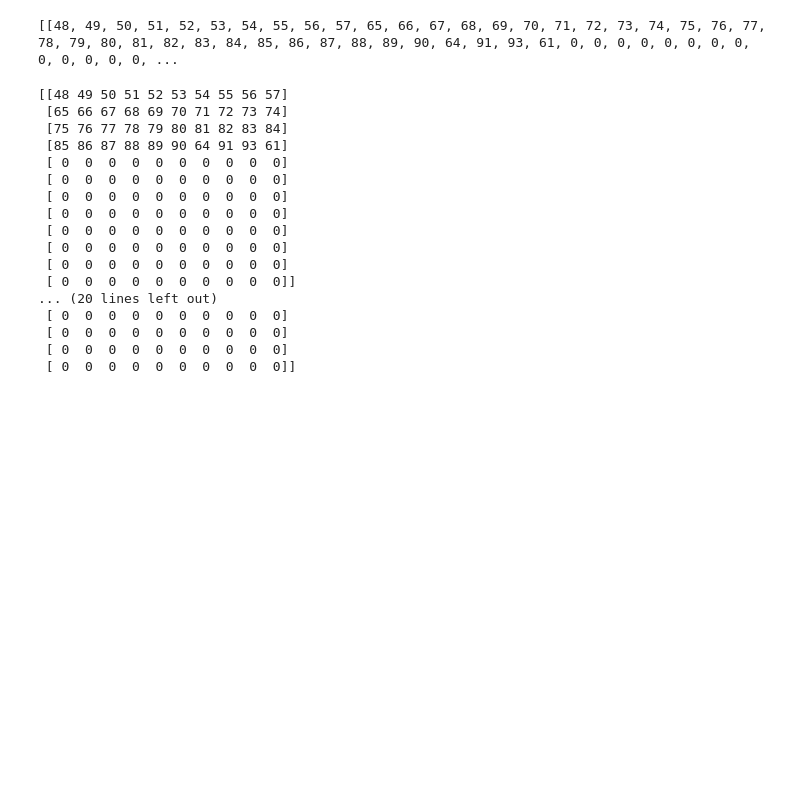
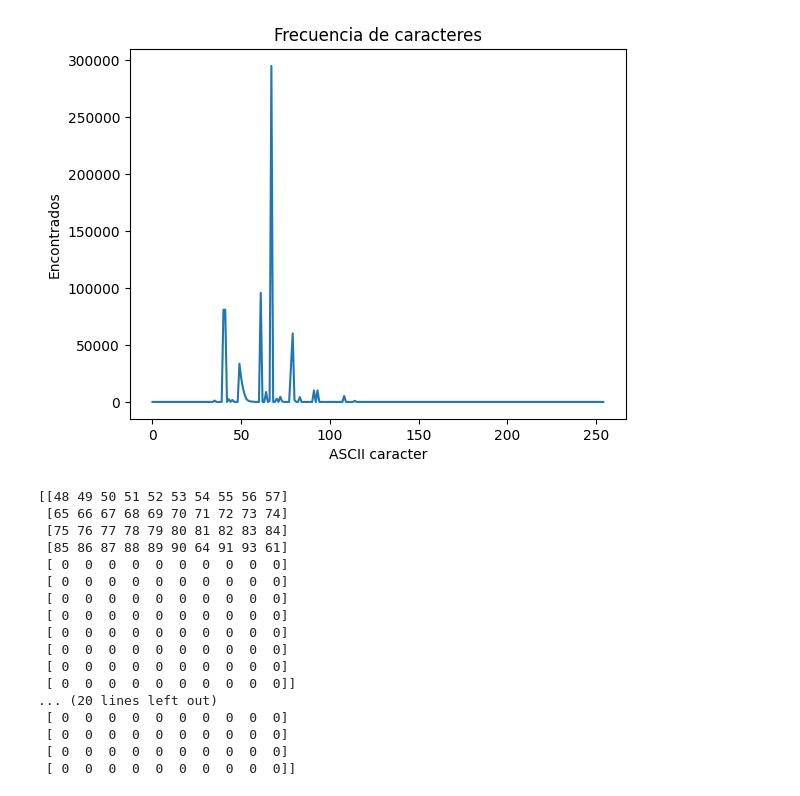
Before and after one commit to EingelC/Redes-Neuronales, a Jupyter notebook: Pruebas.ipynb, the cells around one changed output. Drawn from its saved outputs; the diff is of its cells as text; code cells hidden in the pictures; blank space fills up the shorter version.

Commit message:
Frecuencia de caracteres en la cadena

```diff
--- a/Pruebas.ipynb
+++ b/Pruebas.ipynb
@@ -7,19 +9,32 @@ Molecula = ["0123456789ABCDEFGHIJKLMNOPQRSTUVWXYZ@[]=","aaa", "bbb"]
+# %%
+Datos = read_csv("SMILES_logP.csv")
+Cadenas = Datos['SMILES'].tolist()
+ArrCadenas = np.array(Cadenas)
+# %%
+AsciiCounter = []
+archivo = open("Media.dat","w")
+for a in range(255):
+    AsciiCounter.append(0)
+    archivo.write(str(a) + "    0\n")
+archivo.close()
 # %%
 a = 0
 MoleculaAsciiArray = []
-for x in range(len(Molecula)):
+for x in range(len(ArrCadenas)): #numero de elementos de la matriz
     b = 0
-    s = Molecula[x]
-    MolLen = len(Molecula[x])
+    s = ArrCadenas[x] #Copiamos la cadena
+    MolLen = len(ArrCadenas[x]) #Longitud de la cadena
     Arreglo1 = []
-    for y in range(120):
-        if (b < MolLen):
-            Arreglo1.append(ord(s[b]))
-        else:
-            Arreglo1.append(0)
+    for y in range(MolLen):
+        Arreglo1.append(ord(s[b]))
+        ArregloLen = len(Arreglo1)
+
+        #for r in range(ArregloLen):
+        for z in range(255):
+                if (Arreglo1[b] == z):
+                    AsciiCounter[z] += 1
+
         b += 1
     MoleculaAsciiArray.append(Arreglo1)
+
     a += 1
-print(MoleculaAsciiArray)
-# %% [output]
-[[48, 49, 50, 51, 52, 53, 54, 55, 56, 57, 65, 66, 67, 68, 69, 70, 71, 72, 73, 74, 75, 76, 77, 78, 79, 80, 81, 82, 83, 84, 85, 86, 87, 88, 89, 90, 64, 91, 93, 61, 0, 0, 0, 0, 0, 0, 0, 0, 0, 0, 0, 0, 0, ...
@@ -26,3 +46,11 @@ print(MoleculaAsciiArray)
+# %%
+plt.title("Frecuencia de caracteres")
+plt.xlabel("ASCII caracter")
+plt.ylabel("Encontrados")
+plt.plot(AsciiCounter)
+plt.show()
+# %% [output]
+[figure, added]
 # %%
 for y in range(len(Molecula)):
     ImagenEjemplo = []
```
Also changed, not shown: parts of 2 cells of this notebook, 7 other files.
